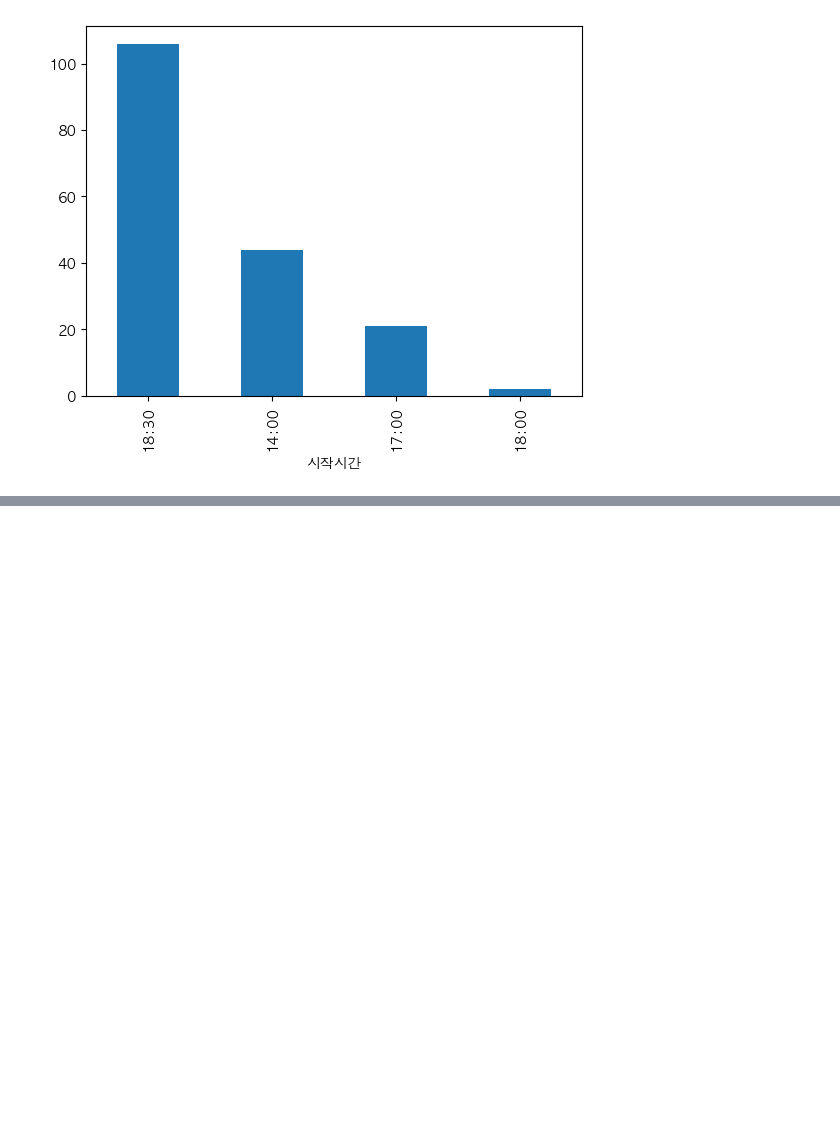
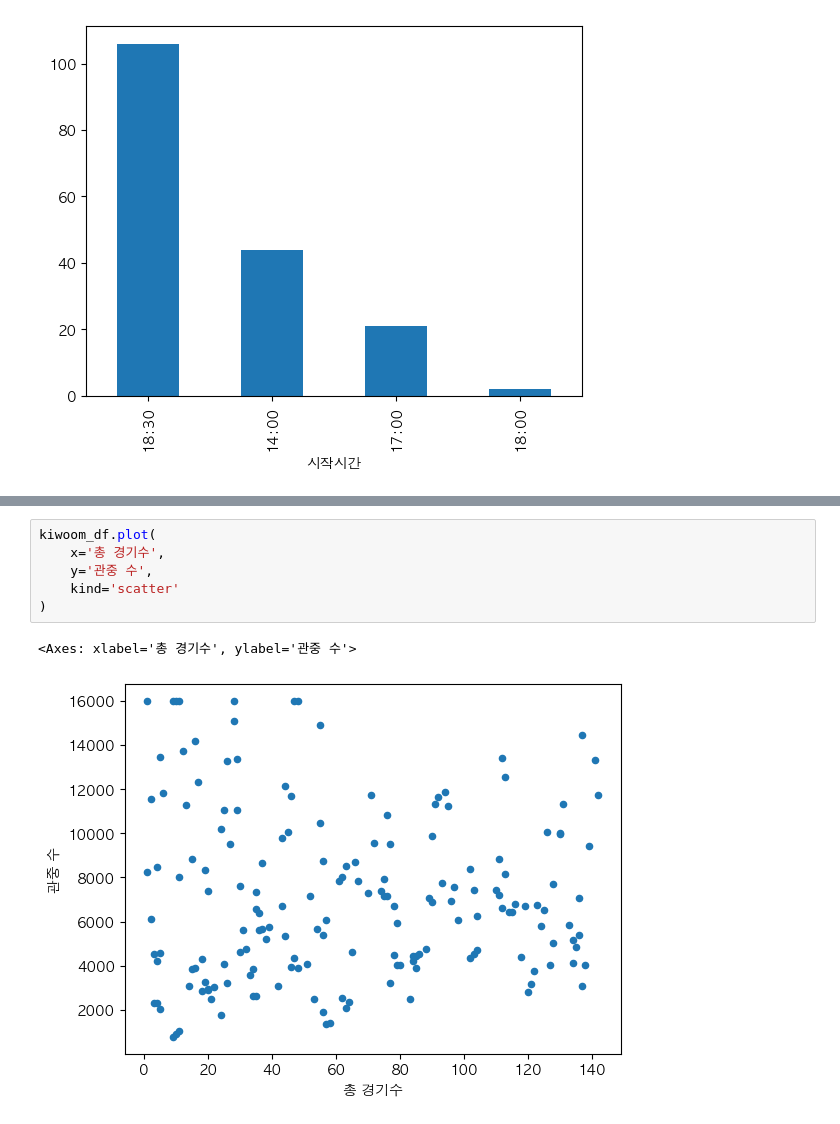
Before and after one commit to PythonProjectGroup02/KBC, a Jupyter notebook: Python/merge_practice.ipynb, the cells around one changed output, grey strips where cells are left out. Cells and saved outputs as stored; diff of their text form; blank space fills up the shorter version.

```diff
--- a/Python/merge_practice.ipynb
+++ b/Python/merge_practice.ipynb
@@ -185,0 +299,9 @@ kiwoom.시작시간.value_counts().plot(kind='bar')
+# %%
+kiwoom_df.plot(
+    x='총 경기수',
+    y='관중 수',
+    kind='scatter'
+)
+# %% [output]
+<Axes: xlabel='총 경기수', ylabel='관중 수'>
+[figure, added]
```
Also changed, not shown: parts of 51 cells of this notebook, 2 other files.
